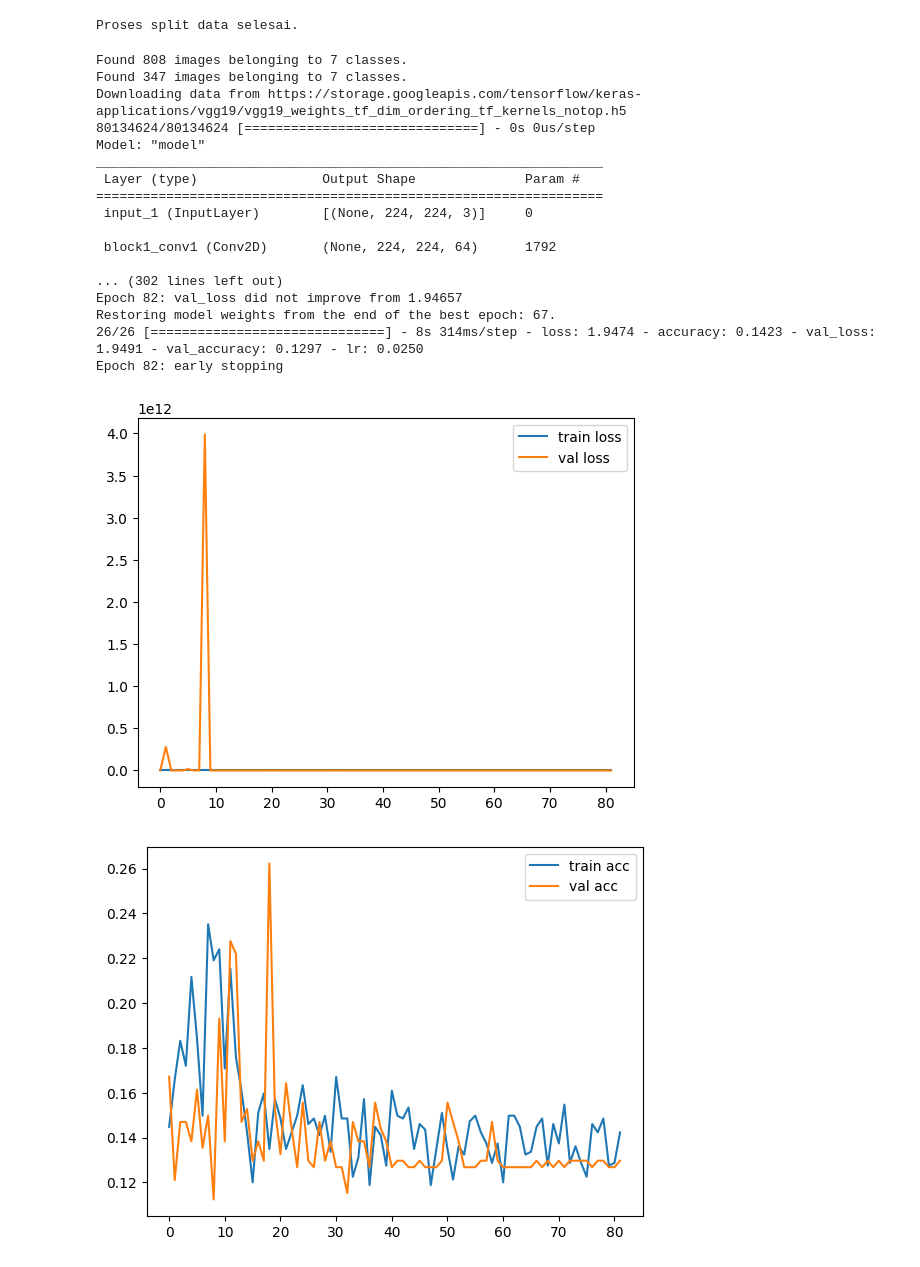
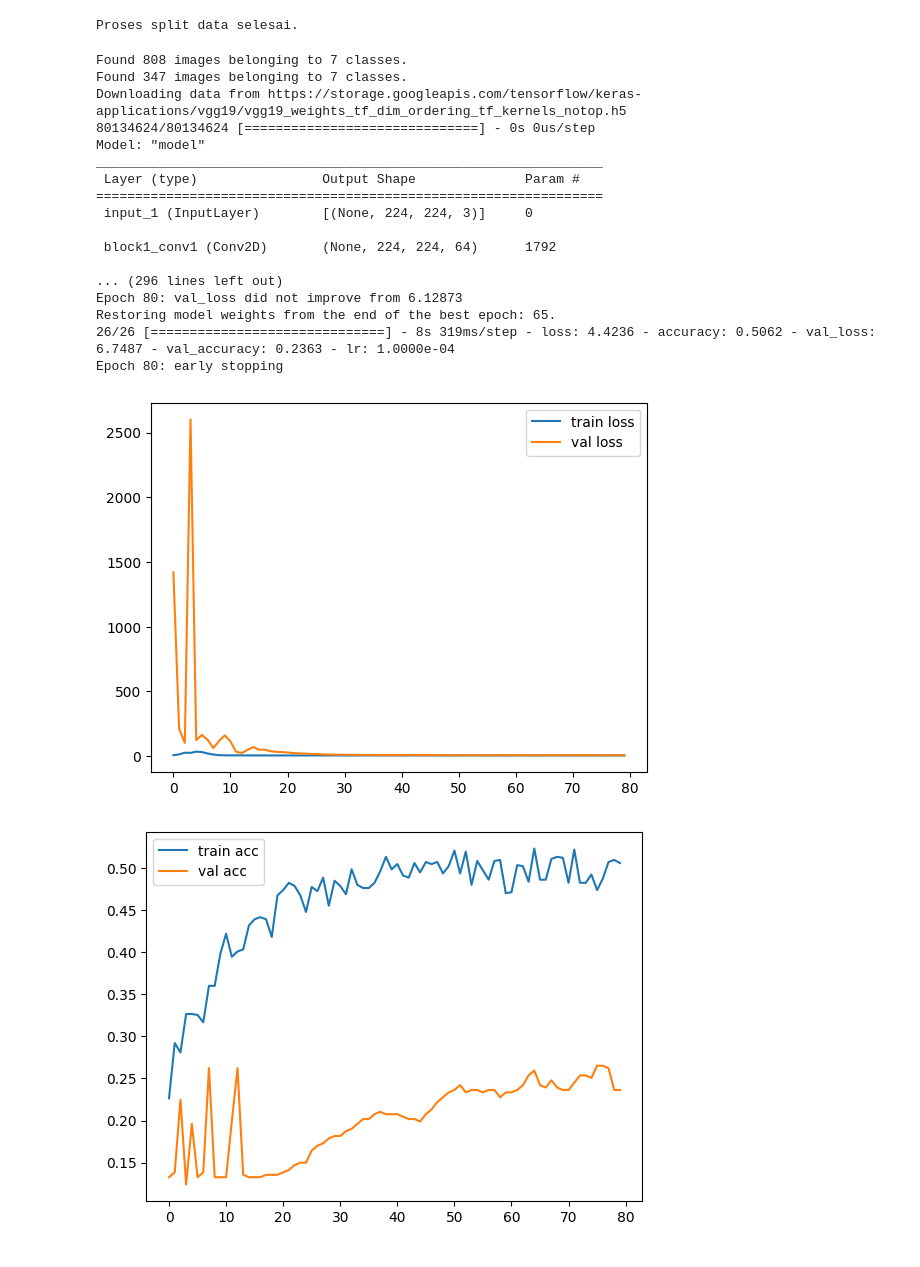
Before and after one commit to veee666/Skripsi_082011633038, a Jupyter notebook: draft-vgg19-undersample(ver8).ipynb, the cells around one changed output. Drawn from its saved outputs; the diff is of its cells as text; code cells hidden in the pictures.

```diff
--- a/draft-vgg19-undersample(ver8).ipynb
+++ b/draft-vgg19-undersample(ver8).ipynb
@@ -923,7 +923,7 @@ model.summary()
 #     return lr
 
 # Define callbacks
-reduce_lr = ReduceLROnPlateau(monitor='val_loss', factor=0.5, patience=10, min_lr=0.005)
+reduce_lr = ReduceLROnPlateau(monitor='val_loss', factor=0.1, patience=5, min_lr=0.0001)
 checkpoint_vgg = ModelCheckpoint('model.save', monitor='val_loss', save_best_only=True, verbose=1)
 early_stopping_vgg = EarlyStopping(monitor='val_loss', patience=15, restore_best_weights=True, verbose=1)
 log_dir = "logs/fit_vgg/" + datetime.datetime.now().strftime("%Y%m%d-%H%M%S")
@@ -933,9 +933,9 @@ tensorboard_callback = TensorBoard(log_dir=log_dir, histogram_freq=1)
 callbacks = [checkpoint_vgg, early_stopping_vgg, tensorboard_callback, reduce_lr]
 
 #Compile the model
-# sgd_optimizer = SGD(learning_rate=0.01, momentum=0.9, nesterov=True)
-adam_optimizer = Adam(learning_rate=0.1, clipnorm=1.0)
-model.compile(loss='categorical_crossentropy', optimizer=adam_optimizer, metrics=['accuracy'])
+sgd_optimizer = SGD(learning_rate=0.01, momentum=0.9, nesterov=True)
+# adam_optimizer = Adam(learning_rate=0.01, clipnorm=1.0)
+model.compile(loss='categorical_crossentropy', optimizer=sgd_optimizer, metrics=['accuracy'])
 history = model.fit(train_generator,epochs=epochs,validation_data=test_generator,callbacks=callbacks)
 
 # loss
@@ -995,37 +995,37 @@ roc_auc = dict()
 
 for i in range(num_classes):
     fpr[i], tpr[i], _ = roc_curve(to_categorical(y_true, num_classes=num_classes)[:, i], y_pred_probs[:, i])
     roc_auc[i] = auc(fpr[i], tpr[i])
 
 # Plot ROC Curve
 plt.figure(figsize=(10, 8))
 for i in range(num_classes):
     plt.plot(fpr[i], tpr[i], label=f'Class {i} (AUC = {roc_auc[i]:.2f})')
 
 plt.plot([0, 1], [0, 1], 'k--', label='Random')
 plt.xlabel('False Positive Rate')
 plt.ylabel('True Positive Rate')
 plt.title('ROC Curve')
 plt.legend()
 plt.show()
 plt.savefig("ROC_Curve.png")
 # %% [output]
 Found 808 images belonging to 7 classes.
 Found 347 images belonging to 7 classes.
 Downloading data from https://storage.googleapis.com/tensorflow/keras-applications/vgg19/vgg19_weights_tf_dim_ordering_tf_kernels_notop.h5
 80134624/80134624 [==============================] - 0s 0us/step
 Model: "model"
 _________________________________________________________________
  Layer (type)                Output Shape              Param #
 =================================================================
  input_1 (InputLayer)        [(None, 224, 224, 3)]     0
 
  block1_conv1 (Conv2D)       (None, 224, 224, 64)      1792
 
-... (302 lines left out)
-Epoch 82: val_loss did not improve from 1.94657
-Restoring model weights from the end of the best epoch: 67.
-26/26 [==============================] - 8s 314ms/step - loss: 1.9474 - accuracy: 0.1423 - val_loss: 1.9491 - val_accuracy: 0.1297 - lr: 0.0250
-Epoch 82: early stopping
+... (296 lines left out)
+Epoch 80: val_loss did not improve from 6.12873
+Restoring model weights from the end of the best epoch: 65.
+26/26 [==============================] - 8s 319ms/step - loss: 4.4236 - accuracy: 0.5062 - val_loss: 6.7487 - val_accuracy: 0.2363 - lr: 1.0000e-04
+Epoch 80: early stopping
-[figure, old version]
+[figure, new version]
-[figure, old version]
+[figure, new version]
```
Also changed, not shown: parts of 1 cell of this notebook.
